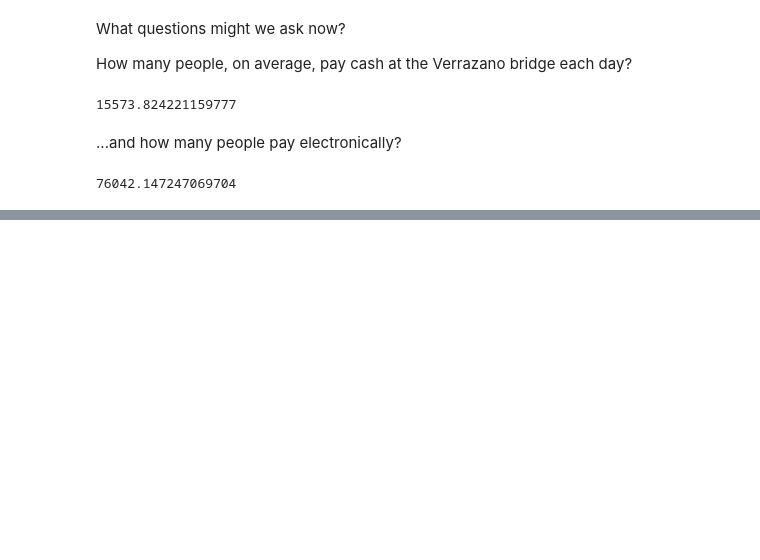
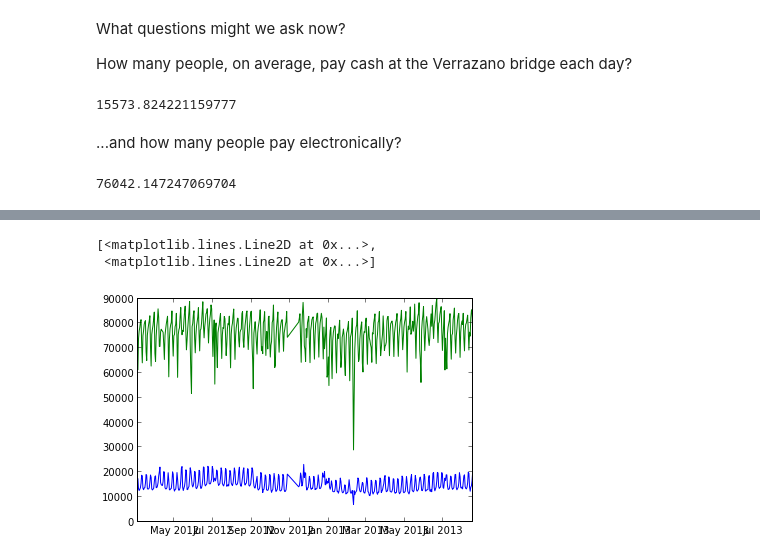
Before and after one commit to hmason/datastorytelling, a Jupyter notebook: Bridges and Tunnels.ipynb, the cells around one changed output, grey strips where cells are left out. Drawn from its saved outputs; the diff is of its cells as text; code cells hidden in the pictures; blank space fills up the shorter version.

```diff
--- a/Bridges and Tunnels.ipynb
+++ b/Bridges and Tunnels.ipynb
@@ -40,0 +60,6 @@ numpy.mean(etc_payments)
+# %%
+pyplot.plot(all_dates, cash_payments, all_dates, etc_payments)
+# %% [output]
+[<matplotlib.lines.Line2D at 0x...>,
+ <matplotlib.lines.Line2D at 0x...>]
+[figure, added]
```
Also changed, not shown: parts of 6 cells of this notebook.
